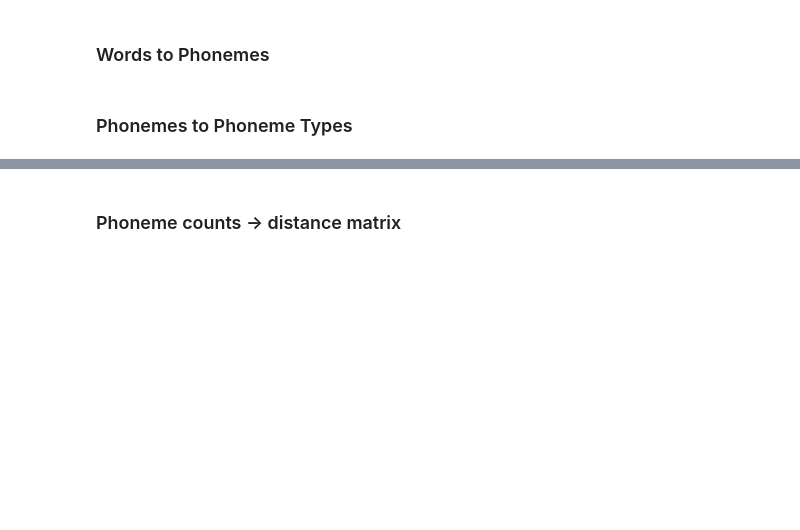
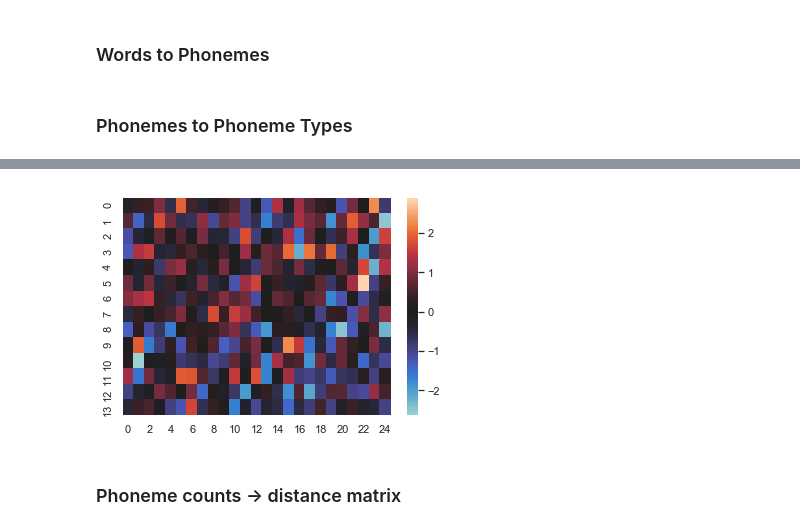
Before and after one commit to timholds/shakespeare, a Jupyter notebook: analyze-sonnets.ipynb, the cells around one changed output, grey strips where cells are left out. Drawn from its saved outputs; the diff is of its cells as text; code cells hidden in the pictures; blank space fills up the shorter version.

```diff
--- a/analyze-sonnets.ipynb
+++ b/analyze-sonnets.ipynb
@@ -128,3 +178,11 @@ phon_types = phones_to_type(phonemes)
+# %%
+import seaborn as sns
+sns.set()
+#data = np.random.randn(14, 25)
+data =
+ax = sns.heatmap(uniform_data, center=0)
+# %% [output]
+[figure, added]
 # %% [markdown]
 ### Phoneme counts -> distance matrix
 # %%
```
Also changed, not shown: parts of 7 cells of this notebook.
